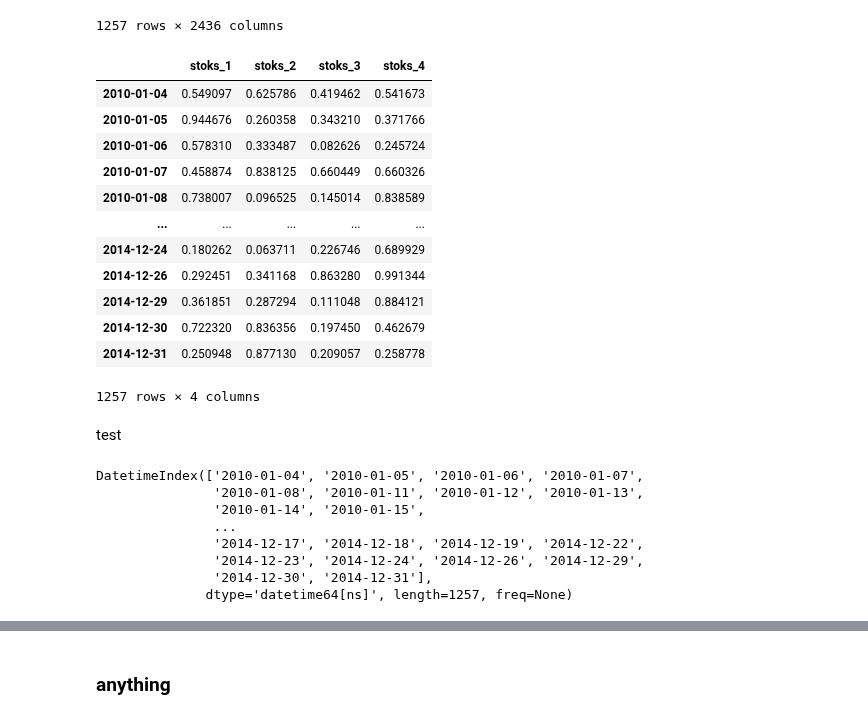
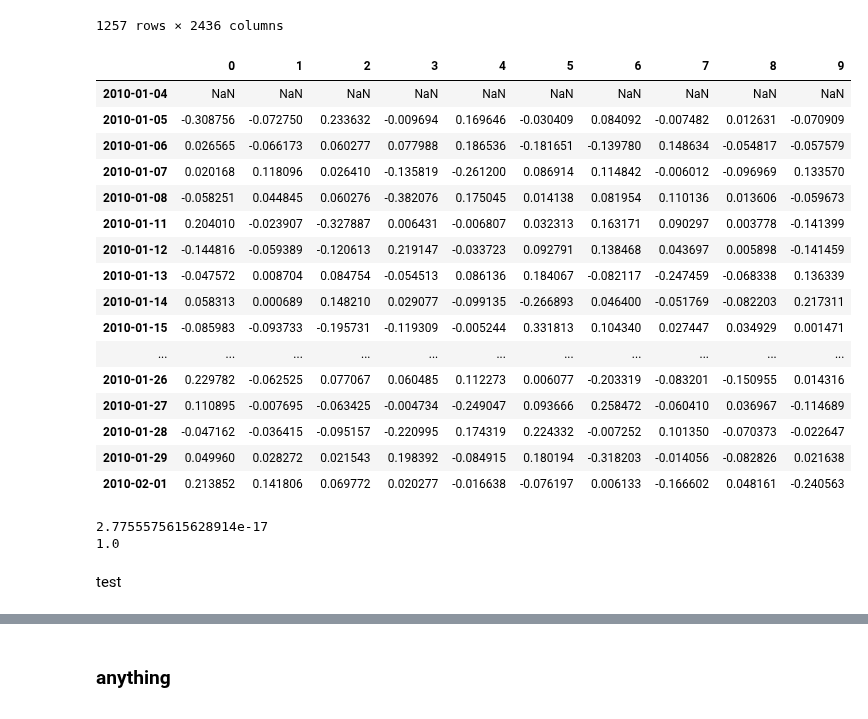
Before and after one commit to ChingisBadmaev/sirius_university, a Jupyter notebook: finding_alphas/task_list_1/main.ipynb, the cells around one changed output, grey strips where cells are left out. Saved outputs shown, nothing was run; the diff lists cells and outputs as text; code cells hidden in the pictures.

Commit message:
added task 9 and littledata

```diff
--- a/finding_alphas/task_list_1/main.ipynb
+++ b/finding_alphas/task_list_1/main.ipynb
@@ -274,28 +275,41 @@ data_pd
 | 2014-12-30 | 47.682 | 40.509 | 17.388 | 18.56 | 13.173 | 7.43 | 34.83 | 16.521 | 13.83 | 11.888 | ... | ... |
 | 2014-12-31 | 47.295 | 40.116 | 17.529 | 18.52 | 12.975 | 7.34 | 34.06 | 16.408 | 13.677 | 11.711 | ... | ... |
 1257 rows × 2436 columns
-# %%
-data_alphas = pd.DataFrame()
-data_alphas.index = data_pd.index
-data_alphas['stoks_1'] = np.random.rand(data_pd.shape[0])
-data_alphas['stoks_2'] = np.random.rand(data_pd.shape[0])
-data_alphas['stoks_3'] = np.random.rand(data_pd.shape[0])
-data_alphas['stoks_4'] = np.random.rand(data_pd.shape[0])
-data_alphas
-# %% [output]
-|  | stoks_1 | stoks_2 | stoks_3 | stoks_4 |
-| 2010-01-04 | 0.549097 | 0.625786 | 0.419462 | 0.541673 |
-| 2010-01-05 | 0.944676 | 0.260358 | 0.343210 | 0.371766 |
-| 2010-01-06 | 0.578310 | 0.333487 | 0.082626 | 0.245724 |
-| 2010-01-07 | 0.458874 | 0.838125 | 0.660449 | 0.660326 |
-| 2010-01-08 | 0.738007 | 0.096525 | 0.145014 | 0.838589 |
-| ... | ... | ... | ... | ... |
-| 2014-12-24 | 0.180262 | 0.063711 | 0.226746 | 0.689929 |
-| 2014-12-26 | 0.292451 | 0.341168 | 0.863280 | 0.991344 |
-| 2014-12-29 | 0.361851 | 0.287294 | 0.111048 | 0.884121 |
-| 2014-12-30 | 0.722320 | 0.836356 | 0.197450 | 0.462679 |
-| 2014-12-31 | 0.250948 | 0.877130 | 0.209057 | 0.258778 |
-1257 rows × 4 columns
+# %%
+def alpha_reversion(data):
+    alpha = -data.rolling(2).apply(lambda x: x.iloc[1] / x.iloc[0] - 1)
+    alpha = alpha.T.apply(neutralize).apply(normalize).T
+    return alpha
+# %%
+data_little = data_pd[:20][[x for x in range(10)]]
+data_little.to_csv('../data/data_little.csv')
+# %%
+alpha_revers_little = alpha_reversion(data_little)
+alpha_revers_little
+# %% [output]
+|  | 0 | 1 | 2 | 3 | 4 | 5 | 6 | 7 | 8 | 9 |
+| 2010-01-04 | NaN | NaN | NaN | NaN | NaN | NaN | NaN | NaN | NaN | NaN |
+| 2010-01-05 | -0.308756 | -0.072750 | 0.233632 | -0.009694 | 0.169646 | -0.030409 | 0.084092 | -0.007482 | 0.012631 | -0.070909 |
+| 2010-01-06 | 0.026565 | -0.066173 | 0.060277 | 0.077988 | 0.186536 | -0.181651 | -0.139780 | 0.148634 | -0.054817 | -0.057579 |
+| 2010-01-07 | 0.020168 | 0.118096 | 0.026410 | -0.135819 | -0.261200 | 0.086914 | 0.114842 | -0.006012 | -0.096969 | 0.133570 |
+| 2010-01-08 | -0.058251 | 0.044845 | 0.060276 | -0.382076 | 0.175045 | 0.014138 | 0.081954 | 0.110136 | 0.013606 | -0.059673 |
+| 2010-01-11 | 0.204010 | -0.023907 | -0.327887 | 0.006431 | -0.006807 | 0.032313 | 0.163171 | 0.090297 | 0.003778 | -0.141399 |
+| 2010-01-12 | -0.144816 | -0.059389 | -0.120613 | 0.219147 | -0.033723 | 0.092791 | 0.138468 | 0.043697 | 0.005898 | -0.141459 |
+| 2010-01-13 | -0.047572 | 0.008704 | 0.084754 | -0.054513 | 0.086136 | 0.184067 | -0.082117 | -0.247459 | -0.068338 | 0.136339 |
+| 2010-01-14 | 0.058313 | 0.000689 | 0.148210 | 0.029077 | -0.099135 | -0.266893 | 0.046400 | -0.051769 | -0.082203 | 0.217311 |
+| 2010-01-15 | -0.085983 | -0.093733 | -0.195731 | -0.119309 | -0.005244 | 0.331813 | 0.104340 | 0.027447 | 0.034929 | 0.001471 |
+| ... | ... | ... | ... | ... | ... | ... | ... | ... | ... | ... |
+| 2010-01-26 | 0.229782 | -0.062525 | 0.077067 | 0.060485 | 0.112273 | 0.006077 | -0.203319 | -0.083201 | -0.150955 | 0.014316 |
+| 2010-01-27 | 0.110895 | -0.007695 | -0.063425 | -0.004734 | -0.249047 | 0.093666 | 0.258472 | -0.060410 | 0.036967 | -0.114689 |
+| 2010-01-28 | -0.047162 | -0.036415 | -0.095157 | -0.220995 | 0.174319 | 0.224332 | -0.007252 | 0.101350 | -0.070373 | -0.022647 |
+| 2010-01-29 | 0.049960 | 0.028272 | 0.021543 | 0.198392 | -0.084915 | 0.180194 | -0.318203 | -0.014056 | -0.082826 | 0.021638 |
+| 2010-02-01 | 0.213852 | 0.141806 | 0.069772 | 0.020277 | -0.016638 | -0.076197 | 0.006133 | -0.166602 | 0.048161 | -0.240563 |
+# %%
+print(sum(alpha_revers_little.iloc[5]))
+print(sum(abs(alpha_revers_little.iloc[5])))
+# %% [output]
+2.7755575615628914e-17
+1.0
 # %%
 def turnover(alphas, option=0):
     turnover_days = abs(alphas.diff(periods=1)).sum(axis=1)
@@ -305,15 +319,4 @@ def turnover(alphas, option=0):
 # %% [markdown]
 
 test
-# %%
-data_alphas.index
-# %% [output]
-DatetimeIndex(['2010-01-04', '2010-01-05', '2010-01-06', '2010-01-07',
-               '2010-01-08', '2010-01-11', '2010-01-12', '2010-01-13',
-               '2010-01-14', '2010-01-15',
-               ...
-               '2014-12-17', '2014-12-18', '2014-12-19', '2014-12-22',
-               '2014-12-23', '2014-12-24', '2014-12-26', '2014-12-29',
-               '2014-12-30', '2014-12-31'],
-              dtype='datetime64[ns]', length=1257, freq=None)
 # %%
```
Also changed, not shown: parts of 9 cells of this notebook, 1 other file.
